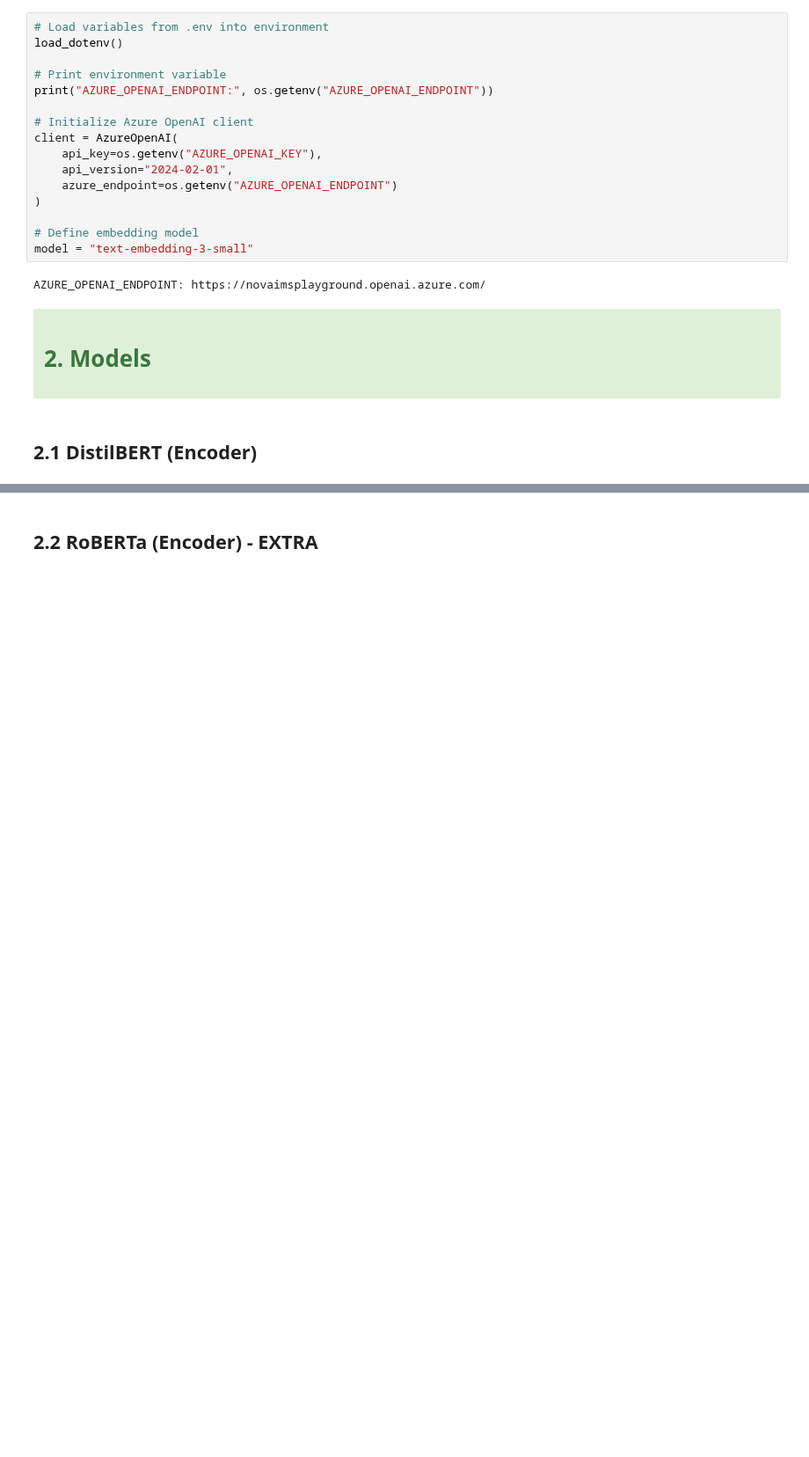
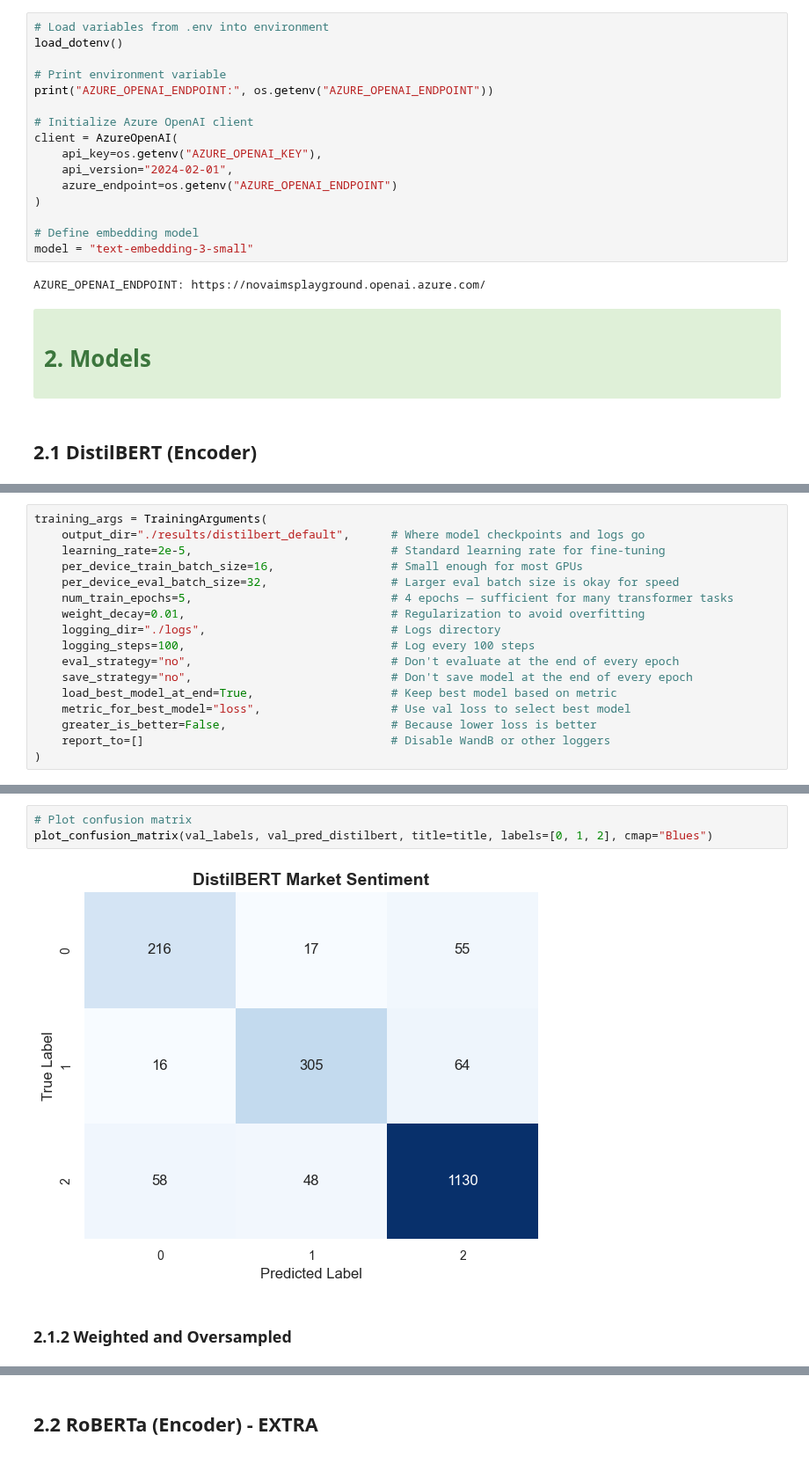
Before and after one commit to mgalao/text-mining-project, a Jupyter notebook: notebooks/3_Classification_Transformers.ipynb, the cells around one changed output, grey strips where cells are left out. Shown at 88% size. Drawn from its saved outputs; the diff is of its cells as text; blank space fills up the shorter version.

```diff
--- a/notebooks/3_Classification_Transformers.ipynb
+++ b/notebooks/3_Classification_Transformers.ipynb
@@ -165,0 +72,17 @@ df_metrics
+# %%
+training_args = TrainingArguments(
+    output_dir="./results/distilbert_default",      # Where model checkpoints and logs go
+    learning_rate=2e-5,                             # Standard learning rate for fine-tuning
+    per_device_train_batch_size=16,                 # Small enough for most GPUs
+    per_device_eval_batch_size=32,                  # Larger eval batch size is okay for speed
+    num_train_epochs=5,                             # 4 epochs — sufficient for many transformer tasks
+    weight_decay=0.01,                              # Regularization to avoid overfitting
+    logging_dir="./logs",                           # Logs directory
+    logging_steps=100,                              # Log every 100 steps
+    eval_strategy="no",                             # Don't evaluate at the end of every epoch
+    save_strategy="no",                             # Don't save model at the end of every epoch
+    load_best_model_at_end=True,                    # Keep best model based on metric
+    metric_for_best_model="loss",                   # Use val loss to select best model
+    greater_is_better=False,                        # Because lower loss is better
+    report_to=[]                                    # Disable WandB or other loggers
+)
@@ -165,0 +183,7 @@ df_metrics
+# %%
+# Plot confusion matrix
+plot_confusion_matrix(val_labels, val_pred_distilbert, title=title, labels=[0, 1, 2], cmap="Blues")
+# %% [output]
+[figure, added]
+# %% [markdown]
+### **2.1.2** Weighted and Oversampled
```
Also changed, not shown: parts of 83 cells of this notebook.
